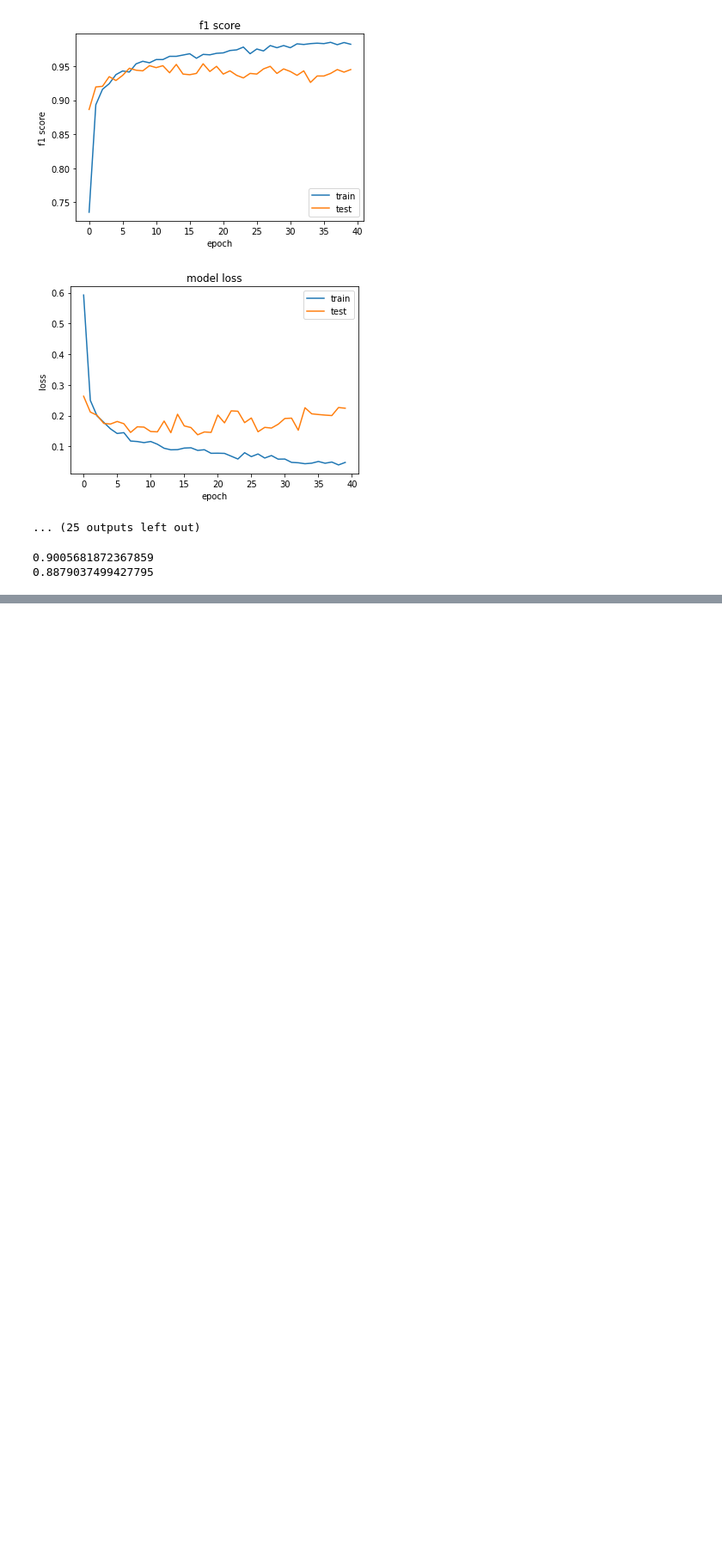
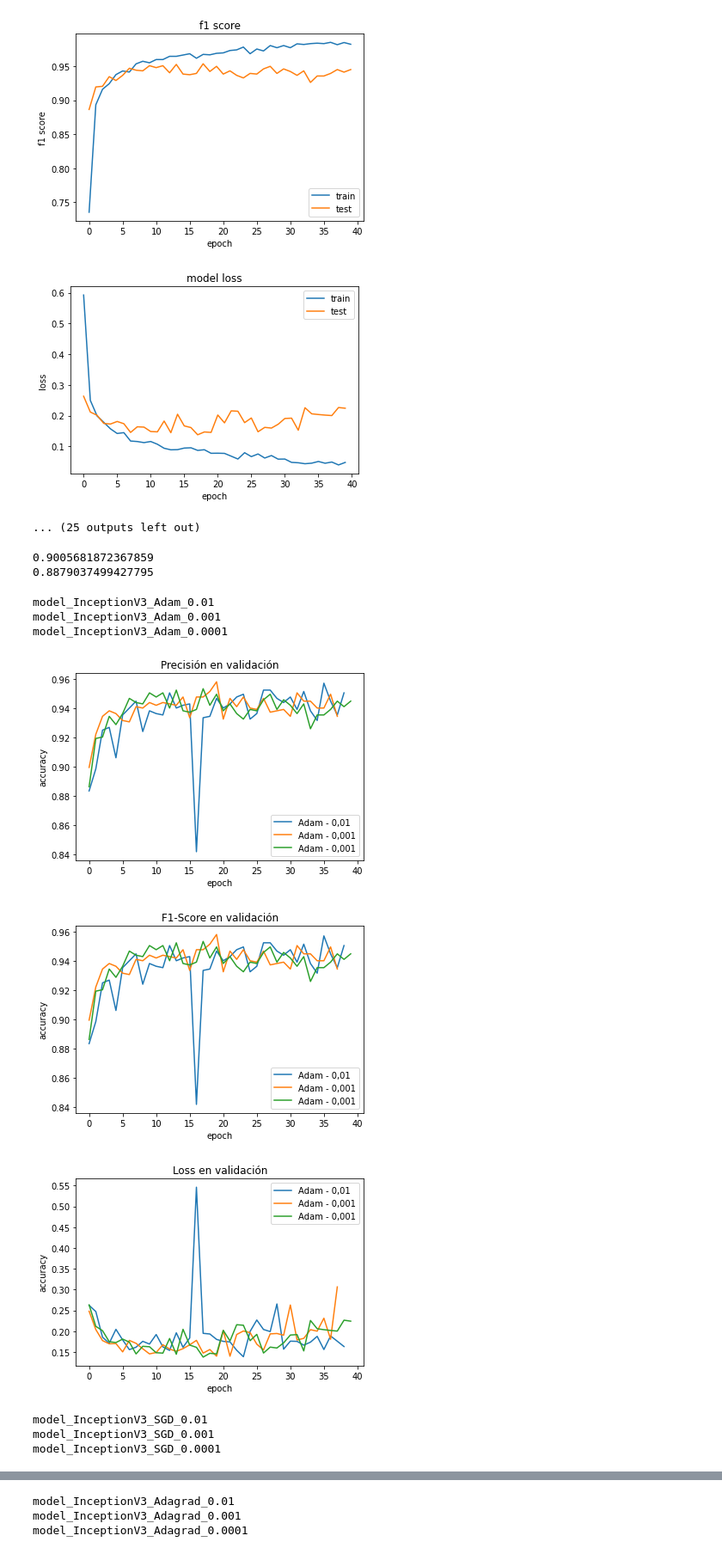
Before and after one commit to KoNGoL/tfm_breast_cancer_detection, a Jupyter notebook: notebooks/InceptionV3.ipynb, the cells around one changed output, grey strips where cells are left out. Shown at 86% size. Drawn from its saved outputs; the diff is of its cells as text; code cells hidden in the pictures; blank space fills up the shorter version.

Commit message:
hyper plots

```diff
--- a/notebooks/InceptionV3.ipynb
+++ b/notebooks/InceptionV3.ipynb
@@ -346,3 +346,59 @@ print(list(model4_history['f1_score'])[-8])
 # %% [output]
 0.9005681872367859
 0.8879037499427795
+# %%
+model_path4 = '/content/drive/MyDrive/TFM/InceptionV3_models/InceptionV3_hyper/'
+optimizers = [{'type':Adam, 'name': 'Adam'}, {'type':SGD, 'name': 'SGD'}, {'type':Adagrad, 'name': 'Adagrad'}]
+lrs = [0.01, 0.001, 0.0001]
+
+for opt in optimizers:
+  accuracy = []
+  f1 = []
+  loss = []
+  for lr in lrs:
+    name = "model_InceptionV3_{}_{}".format(opt['name'], lr)
+    print(name)
+    model4_history = np.load(model_path4 + '{}-History.npy'.format(name),allow_pickle='TRUE').item()
+    accuracy.append(model4_history['val_accuracy'])
+    f1.append(model4_history['val_f1_score'])
+    loss.append(model4_history['val_loss'])
+
+  # Visualizamos la evolución de la accuracy
+  # plt.plot(model4_history['accuracy'])
+  plt.plot(accuracy[0])
+  plt.plot(accuracy[1])
+  plt.plot(accuracy[2])
+  plt.title('Precisión en validación')
+  plt.ylabel('accuracy')
+  plt.xlabel('epoch')
+  plt.legend([opt['name'] + ' - 0,01', opt['name'] + ' - 0,001', opt['name'] + ' - 0,001'], loc='lower right')
+  plt.show()
+
+  plt.plot(f1[0])
+  plt.plot(f1[1])
+  plt.plot(f1[2])
+  plt.title('F1-Score en validación')
+  plt.ylabel('accuracy')
+  plt.xlabel('epoch')
+  plt.legend([opt['name'] + ' - 0,01', opt['name'] + ' - 0,001', opt['name'] + ' - 0,001'], loc='lower right')
+  plt.show()
+
+
+  plt.plot(loss[0])
+  plt.plot(loss[1])
+  plt.plot(loss[2])
+  plt.title('Loss en validación')
+  plt.ylabel('accuracy')
+  plt.xlabel('epoch')
+  plt.legend([opt['name'] + ' - 0,01', opt['name'] + ' - 0,001', opt['name'] + ' - 0,001'], loc='upper right')
+  plt.show()
+# %% [output]
+model_InceptionV3_Adam_0.01
+model_InceptionV3_Adam_0.001
+model_InceptionV3_Adam_0.0001
+[figure, added]
+[figure, added]
+[figure, added]
+model_InceptionV3_SGD_0.01
+model_InceptionV3_SGD_0.001
+model_InceptionV3_SGD_0.0001
@@ -348,0 +408,3 @@ print(list(model4_history['f1_score'])[-8])
+model_InceptionV3_Adagrad_0.01
+model_InceptionV3_Adagrad_0.001
+model_InceptionV3_Adagrad_0.0001
```
Also changed, not shown: parts of 2 cells of this notebook.
